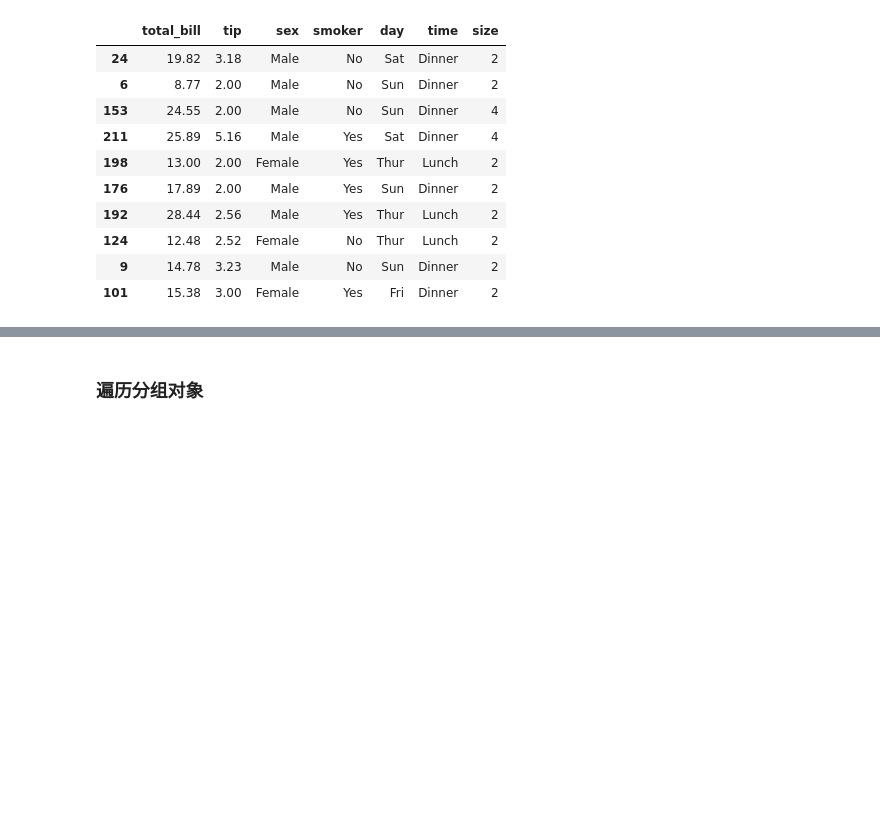
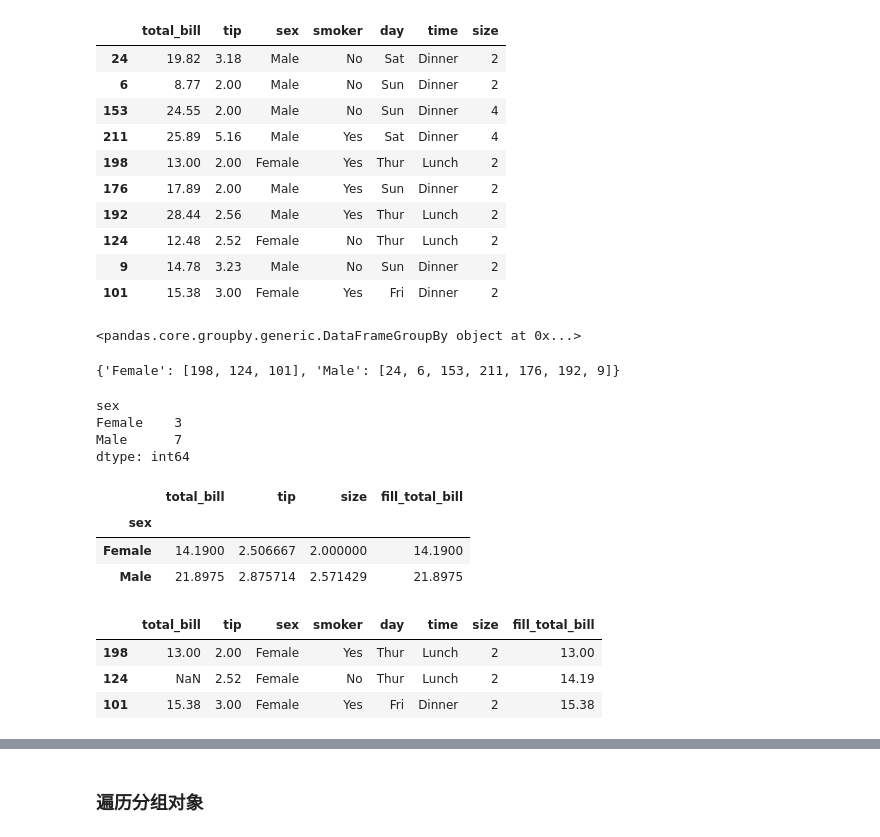
Before and after one commit to JohnChow96927/python-bigdata, a Jupyter notebook: Pandas/day3_220121_数据清洗&数据组合与分组/05-Pandas数据分组.ipynb, the cells around one changed output, grey strips where cells are left out. Drawn from its saved outputs; the diff is of its cells as text; code cells hidden in the pictures; blank space fills up the shorter version.

```diff
--- a/Pandas/day3_220121_数据清洗&数据组合与分组/05-Pandas数据分组.ipynb
+++ b/Pandas/day3_220121_数据清洗&数据组合与分组/05-Pandas数据分组.ipynb
@@ -348,3 +418,33 @@ tips_10
 | 124 | 12.48 | 2.52 | Female | No | Thur | Lunch | 2 |
 | 9 | 14.78 | 3.23 | Male | No | Sun | Dinner | 2 |
 | 101 | 15.38 | 3.00 | Female | Yes | Fri | Dinner | 2 |
+# %%
+sex_groups = tips_10.groupby('sex')
+sex_groups
+# %% [output]
+<pandas.core.groupby.generic.DataFrameGroupBy object at 0x...>
+# %%
+sex_groups.groups
+# %% [output]
+{'Female': [198, 124, 101], 'Male': [24, 6, 153, 211, 176, 192, 9]}
+# %%
+sex_groups.size()
+# %% [output]
+sex
+Female    3
+Male      7
+dtype: int64
+# %%
+sex_groups.mean()
+# %% [output]
+|  | total_bill | tip | size | fill_total_bill |
+| sex |  |  |  |  |
+| Female | 14.1900 | 2.506667 | 2.000000 | 14.1900 |
+| Male | 21.8975 | 2.875714 | 2.571429 | 21.8975 |
+# %%
+sex_groups.get_group('Female')
+# %% [output]
+|  | total_bill | tip | sex | smoker | day | time | size | fill_total_bill |
+| 198 | 13.00 | 2.00 | Female | Yes | Thur | Lunch | 2 | 13.00 |
+| 124 | NaN | 2.52 | Female | No | Thur | Lunch | 2 | 14.19 |
+| 101 | 15.38 | 3.00 | Female | Yes | Fri | Dinner | 2 | 15.38 |
```
Also changed, not shown: parts of 13 cells of this notebook, 20 other files.
